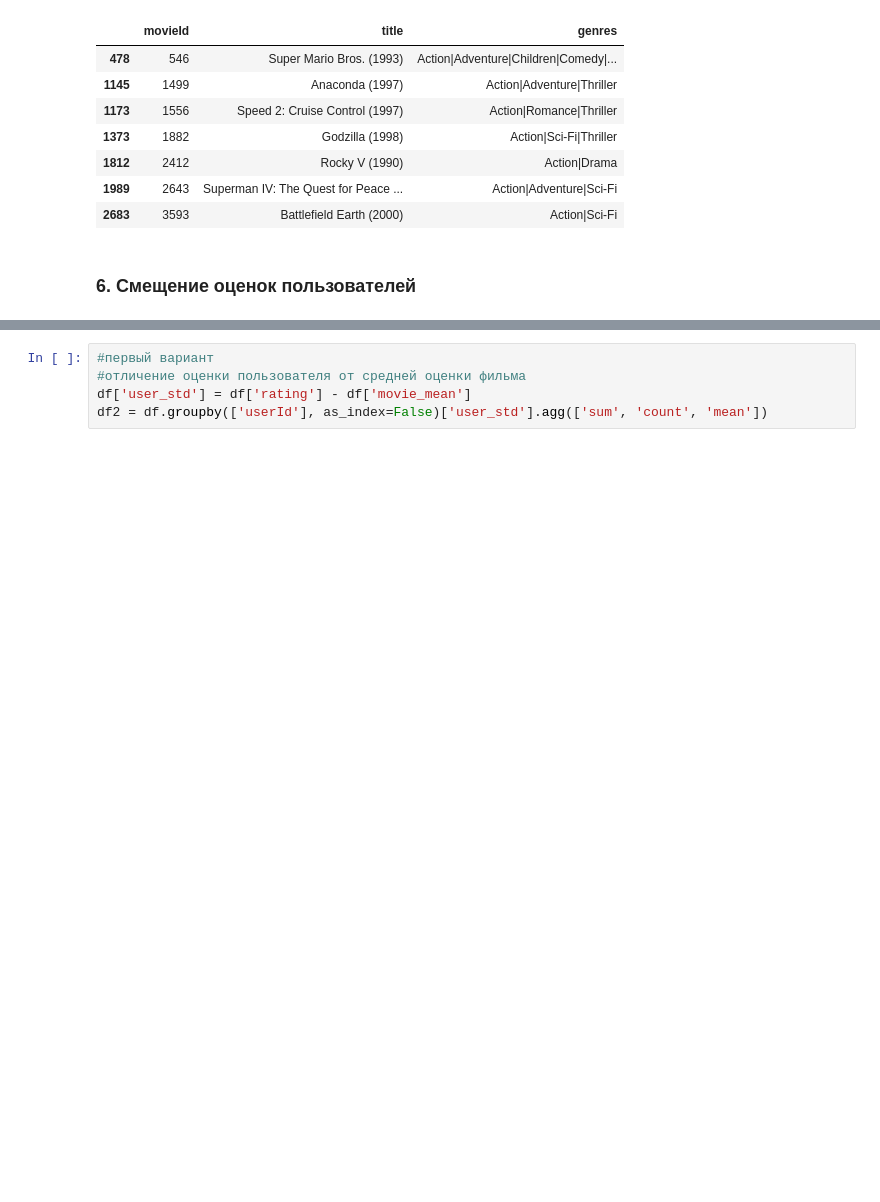
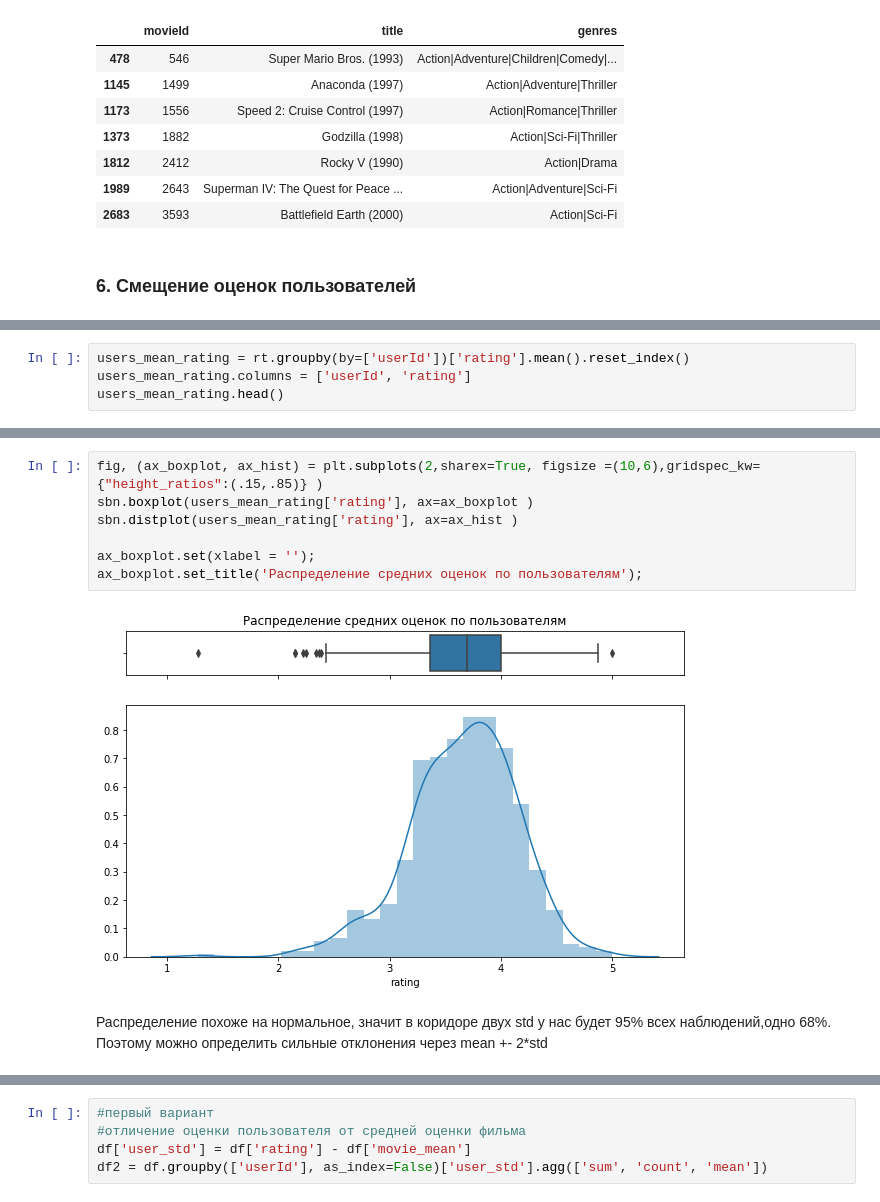
Before and after one commit to Albinamkh21/ds_hw, a Jupyter notebook: hw_recommendation.ipynb, the cells around one changed output, grey strips where cells are left out. Cells and saved outputs as stored; diff of their text form; blank space fills up the shorter version.

Commit message:
Add movies titles and user std

```diff
--- a/hw_recommendation.ipynb
+++ b/hw_recommendation.ipynb
@@ -317,0 +322,4 @@ mv[mv.movieId.isin(worst)]
+# %%
+users_mean_rating = rt.groupby(by=['userId'])['rating'].mean().reset_index()
+users_mean_rating.columns = ['userId', 'rating']
+users_mean_rating.head()
@@ -317,0 +333,12 @@ mv[mv.movieId.isin(worst)]
+# %%
+fig, (ax_boxplot, ax_hist) = plt.subplots(2,sharex=True, figsize =(10,6),gridspec_kw={"height_ratios":(.15,.85)} )
+sbn.boxplot(users_mean_rating['rating'], ax=ax_boxplot )
+sbn.distplot(users_mean_rating['rating'], ax=ax_hist )
+
+ax_boxplot.set(xlabel = '');
+ax_boxplot.set_title('Распределение средних оценок по пользователям');
+# %% [output]
+[figure, added]
+# %% [markdown]
+Распределение похоже на нормальное, значит в  коридоре двух std у нас будет 95% всех наблюдений,одно 68%.
+Поэтому можно определить сильные отклонения через mean +- 2*std
```
Also changed, not shown: parts of 8 cells of this notebook.
